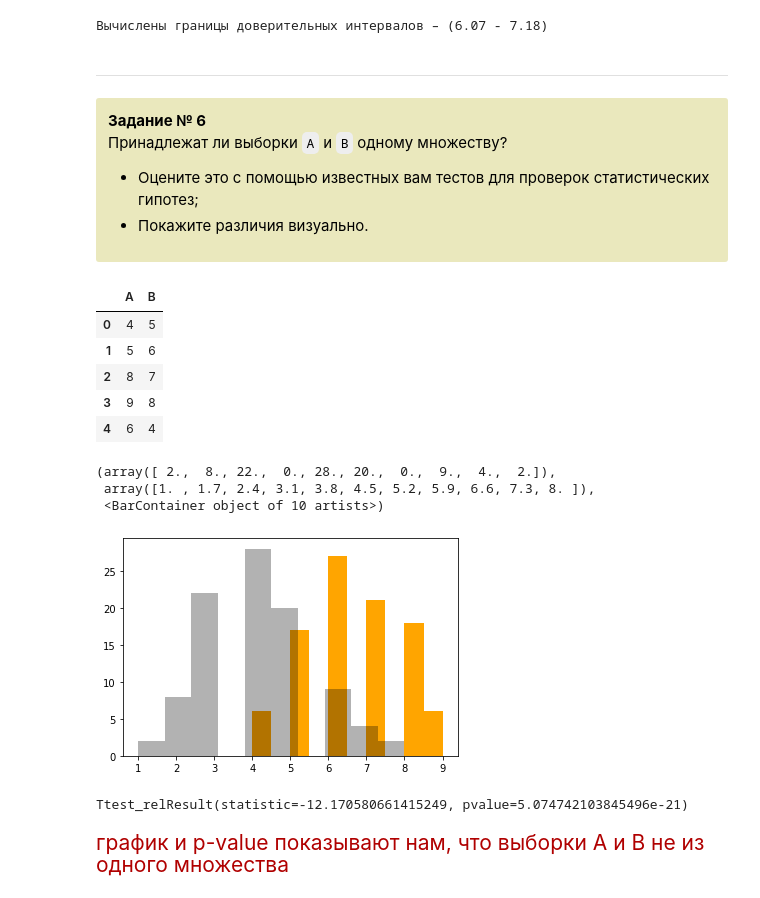
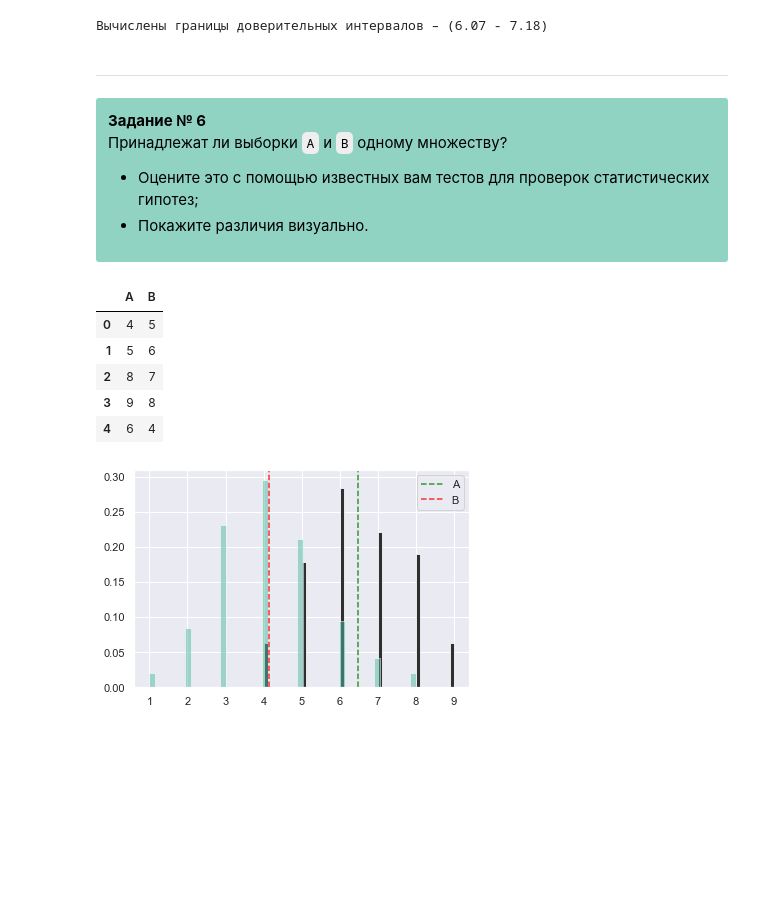
Before and after one commit to anfisso/Python_666, a Jupyter notebook: 6.Statistical_analysis.ipynb, the cells around one changed output. Saved outputs shown, nothing was run; the diff lists cells and outputs as text; code cells hidden in the pictures; blank space fills up the shorter version.

```diff
--- a/6.Statistical_analysis.ipynb
+++ b/6.Statistical_analysis.ipynb
@@ -10 +10,15 @@ from scipy import stats  # Импортируем библиотеку
+# %%
+# функция для Визуализаций двух графиков в одном
+def two_histograms(x, y, c1='#000', c2='red', bs= 45):
+    """
+    Функция, которая построит две гистограммы на одной картинке.
+    Дополнительно пунктирными линиями указываются средние значения выборок.
+    x: вектор pd.Series,
+    y: вектор pd.Series
+    """
+    x.hist(alpha=0.8, bins = bs, color=c1, weights=[1./len(x)]*len(x))
+    y.hist(alpha=0.5, bins = bs, color=c2, weights=[1./len(y)]*len(y))
+    plt.axvline(x.mean(), color='green', alpha=0.8, linestyle='dashed')
+    plt.axvline(y.mean(), color='red', alpha=0.8, linestyle='dashed')
+    plt.legend([x.name, y.name])
 # %% [markdown]
@@ -76,19 +90,3 @@ womens = stats.norm.rvs(loc=170, scale=100, size=150000)  # Выборка же
 
 p_value = stats.ttest_ind(mens, womens)
 equal_var = 0.001
-# %%
-def two_histograms(x, y):
-    """
-    Функция, которая построит две гистограммы на одной картинке.
-    Дополнительно пунктирными линиями указываются средние значения выборок.
-    x: вектор pd.Series,
-    y: вектор pd.Series
-    """
-
-    x.hist(alpha=0.5, bins = 45, color='#B70606', weights=[1./len(x)]*len(x))
-    y.hist(alpha=0.5, bins = 45, color='#3BD238', weights=[1./len(y)]*len(y))
-    plt.axvline(x.mean(), color='green', alpha=0.8, linestyle='dashed')
-    plt.axvline(y.mean(), color='red', alpha=0.8, linestyle='dashed')
-    plt.legend([x.name, y.name])
-
-two_histograms(pd.Series(womens),  pd.Series(mens) )
@@ -186,9 +185,9 @@ print(f'Вычислены границы доверительных интер
 # %% [output]
 Вычислены границы доверительных интервалов – (6.07 - 7.18)
 # %% [markdown]
-<hr style="border: 2px solid #8F00FF; margin: 0 0 44px 0">
+<hr style="border: 2px solid #3FA5F2; margin: 0 0 44px 0">
 # %% [markdown]
-<div class="alert alert-info"style="background: #EAE8BD; color: #000">
+<div class="alert alert-info"style="background: #91D3C3; color: #000">
 <b>Задание № 6</b>
 
 Принадлежат ли выборки `A` и `B` одному множеству?
@@ -212,28 +211,17 @@ B = [5,6,7,8,4,6,7,2,6,5,7,5,3,5,3,
     2,6,4,3,5,4,3,4,5,4,3,4,5,4,3,4,
     3,4,4,1,2,4,3,2,4,3,2,1,5,3,4,6,
     3,2,4,5,6,4,3,3,5,3,4,4,4,2,5,3]
-
-df = pd.DataFrame(zip(A, B), columns = ['A', 'B'])
-df.head()
-# %% [output]
-|  | A | B |
-| 0 | 4 | 5 |
-| 1 | 5 | 6 |
-| 2 | 8 | 7 |
-| 3 | 9 | 8 |
-| 4 | 6 | 4 |
+# %%
+df = pd.DataFrame(zip(A, B), columns = ['A', 'B'])
+df.head()
+# %% [output]
+|  | A | B |
+| 0 | 4 | 5 |
+| 1 | 5 | 6 |
+| 2 | 8 | 7 |
+| 3 | 9 | 8 |
+| 4 | 6 | 4 |
 # %%
-plt.hist(df['A'], color='orange')
-plt.hist(df['B'],  color='#000', alpha = 0.3)
+two_histograms(df['A'],  df['B'], "#000", "#53BAA1")
 # %% [output]
-(array([ 2.,  8., 22.,  0., 28., 20.,  0.,  9.,  4.,  2.]),
- array([1. , 1.7, 2.4, 3.1, 3.8, 4.5, 5.2, 5.9, 6.6, 7.3, 8. ]),
- <BarContainer object of 10 artists>)
-[figure, old version]
+[figure, new version]
-# %%
-res = stats.ttest_rel(df['B'], df['A'])
-res
-# %% [output]
-Ttest_relResult(statistic=-12.170580661415249, pvalue=5.074742103845496e-21)
-# %% [markdown]
-<p style='font-size: 21px; color: #B00000'>график и p-value показывают нам, что выборки А и В не из одного множества</p>
```
Also changed, not shown: parts of 24 cells of this notebook.
